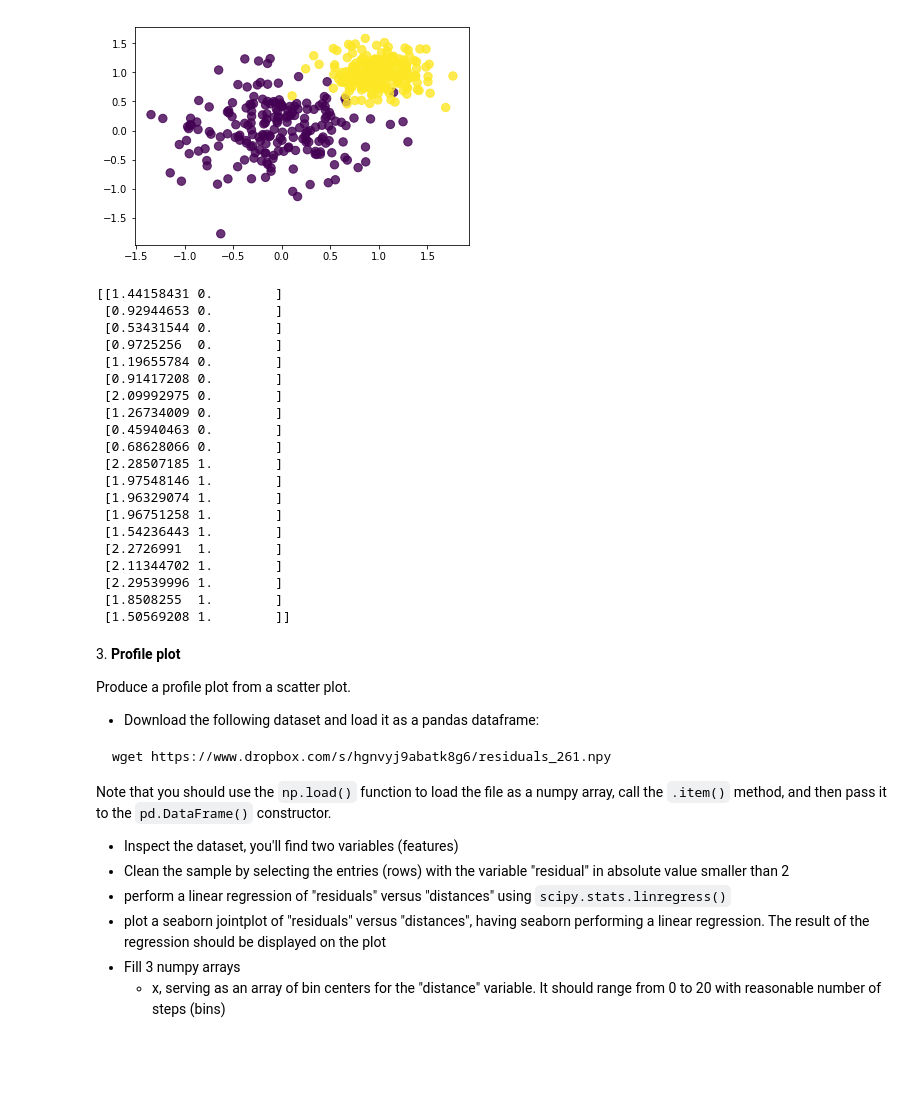
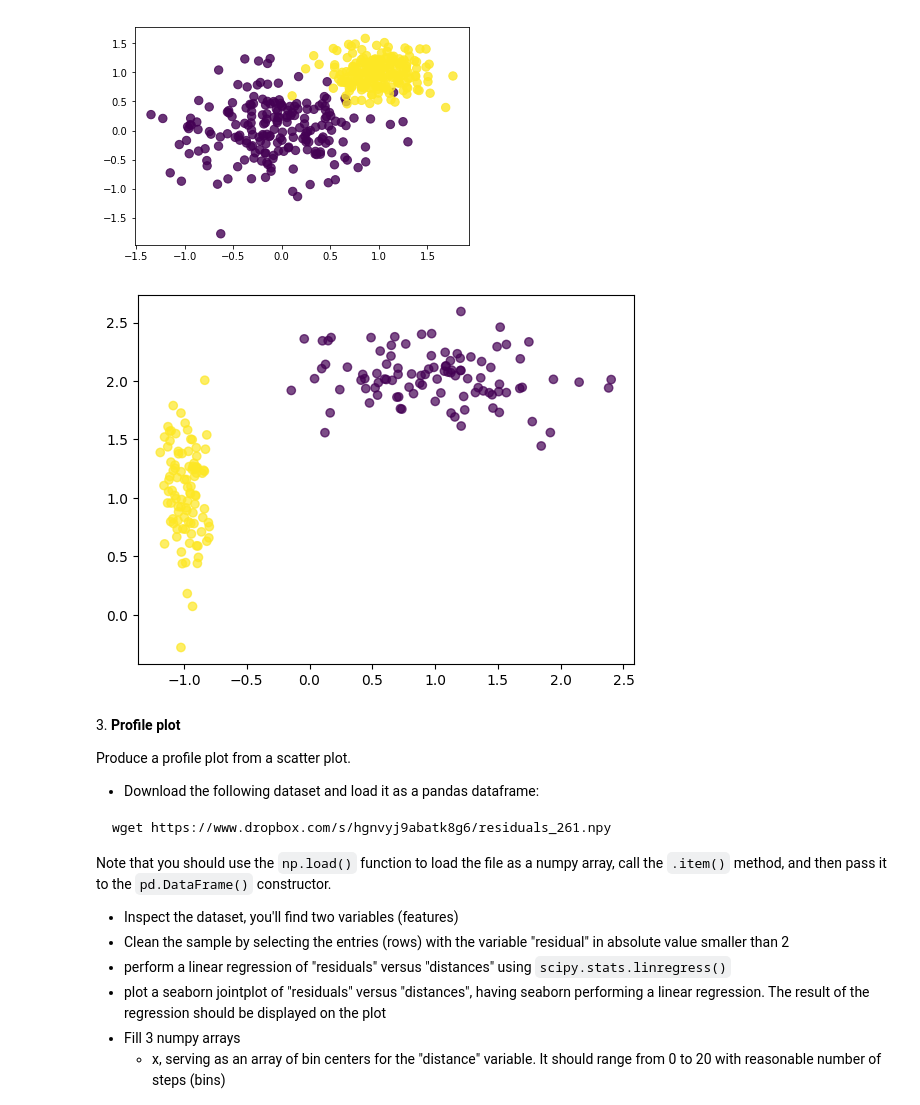
Before and after one commit to edoardo-damore/LaboratoryOfComputationalPhysics_Y7, a Jupyter notebook: 07ex_Visualization.ipynb, the cells around one changed output. Drawn from its saved outputs; the diff is of its cells as text; code cells hidden in the pictures; blank space fills up the shorter version.

```diff
--- a/07ex_Visualization.ipynb
+++ b/07ex_Visualization.ipynb
@@ -119,45 +119,27 @@ def dataset_generator(n: int, means: np.ndarray, stds: np.ndarray):
     print("means and stds have different shape")
     return
 
-  dataset = np.array([[], []]).reshape(-1, 2)
+  dataset = np.array([[], [], []]).reshape(-1, 3)
   for i in range(means.shape[0]):
-    temp = np.hstack(((np.random.randn(n) * stds[i] + means[i]).reshape(-1, 1), np.array([i]*n).reshape(-1, 1)))
+    temp = np.hstack(((np.random.randn(n) * stds[i, 0] + means[i, 0]).reshape(-1, 1),
+                      (np.random.randn(n) * stds[i, 1] + means[i, 1]).reshape(-1, 1),
+                       np.array([i]*n).reshape(-1, 1)))
     dataset = np.vstack((dataset, temp))
 
   return dataset
 # %%
-means = np.array([1, 2]).reshape(-1, 1)
-stds = np.array([0.5, 0.2]).reshape(-1, 1)
+means = np.array([[1, 2], [-1, 1]]).reshape(-1, 2)
+stds = np.array([[0.5, 0.2], [0.1, 0.4]]).reshape(-1, 2)
 
-dataset = dataset_generator(10, means, stds)
-print(dataset)
+dataset = dataset_generator(100, means, stds)
-# %% [output]
-[[1.44158431 0.        ]
- [0.92944653 0.        ]
- [0.53431544 0.        ]
- [0.9725256  0.        ]
- [1.19655784 0.        ]
- [0.91417208 0.        ]
- [2.09992975 0.        ]
- [1.26734009 0.        ]
- [0.45940463 0.        ]
- [0.68628066 0.        ]
- [2.28507185 1.        ]
- [1.97548146 1.        ]
- [1.96329074 1.        ]
- [1.96751258 1.        ]
- [1.54236443 1.        ]
- [2.2726991  1.        ]
- [2.11344702 1.        ]
- [2.29539996 1.        ]
- [1.8508255  1.        ]
- [1.50569208 1.        ]]
 # %%
 fig, ax = plt.subplots()
 
-ax.scatter(dataset[])
+ax.scatter(dataset[:, 0], dataset[:,1], c=dataset[:,2], alpha=0.7)
 
 plt.show()
+# %% [output]
+[figure, added]
 # %% [markdown]
 3\. **Profile plot**
 
```
Also changed, not shown: parts of 2 cells of this notebook.
